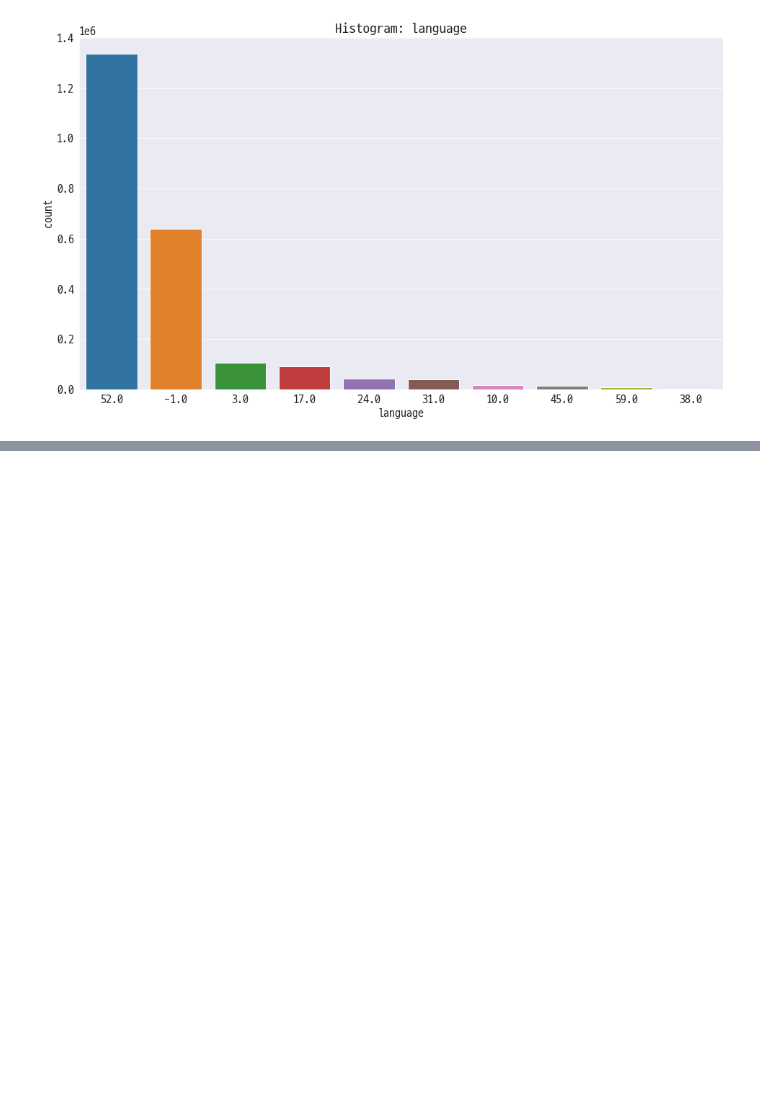
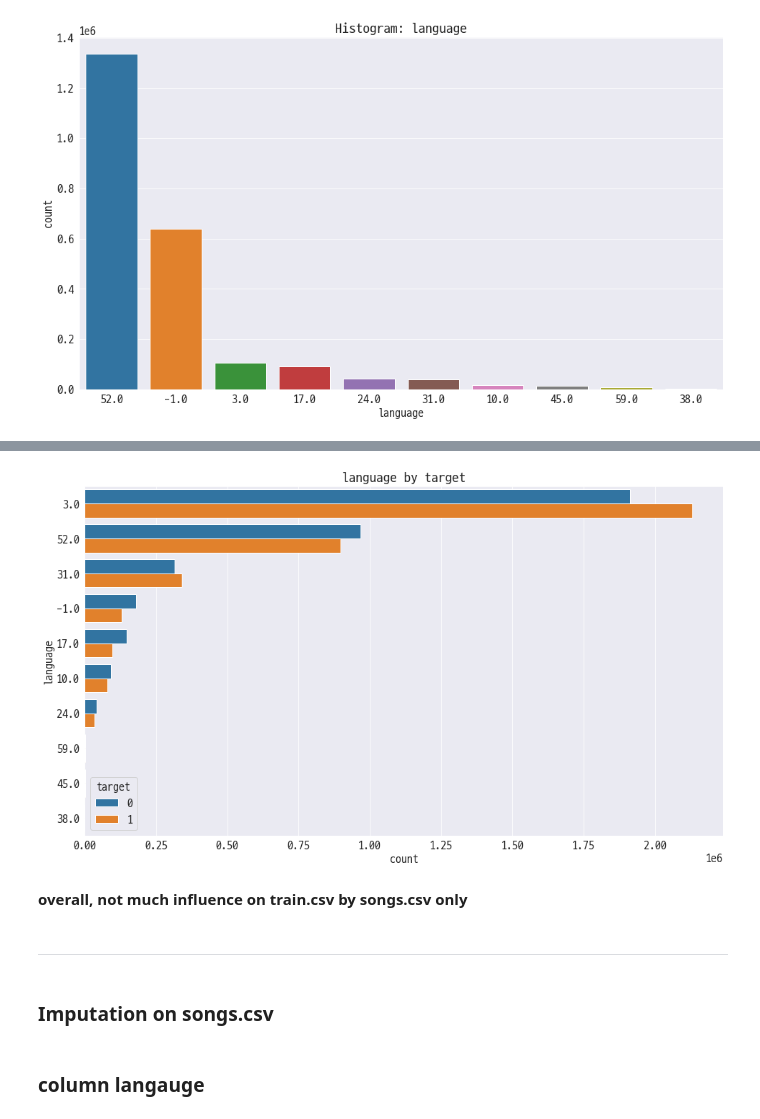
Before and after one commit to dhsong95/kaggle-kkbox-music-recommendation-challenge, a Jupyter notebook: eda/Exploratory Data Analysis.ipynb, the cells around one changed output, grey strips where cells are left out. Drawn from its saved outputs; the diff is of its cells as text; code cells hidden in the pictures; blank space fills up the shorter version.

```diff
--- a/eda/Exploratory Data Analysis.ipynb
+++ b/eda/Exploratory Data Analysis.ipynb
@@ -1157,0 +1235,2 @@ plt.show()
+# %%
+column = 'language'
@@ -1157,0 +1257,13 @@ plt.show()
+# %%
+plt.figure(figsize=(16, 9))
+sns.countplot(y=column, data=songs_train_proc, hue='target', order=songs_train_proc[column].value_counts().index)
+plt.title('{} by target'.format(column))
+plt.show()
+# %% [output]
+[figure, added]
+# %% [markdown]
+**overall, not much influence on train.csv by songs.csv only**
+# %% [markdown]
+<hr>
+# %% [markdown]
+### Imputation on songs.csv <a id="10"></a>
@@ -1157,0 +1272,2 @@ plt.show()
+# %% [markdown]
+### column langauge <a id="10.1"></a>
```
Also changed, not shown: parts of 46 cells of this notebook.
